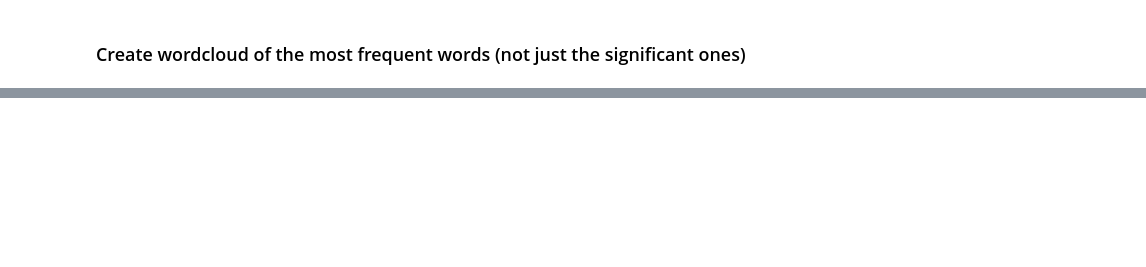
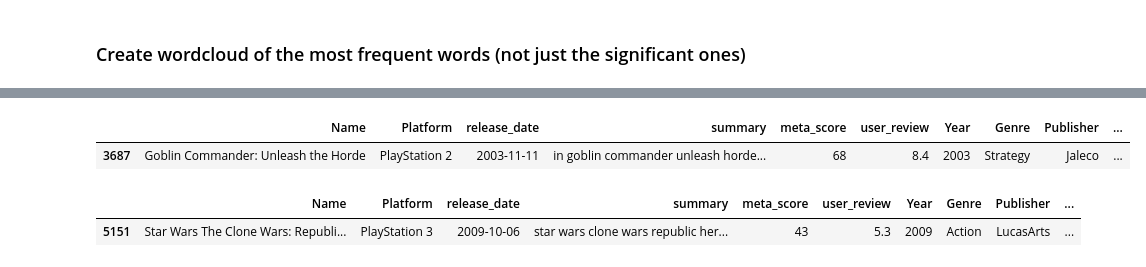
Before and after one commit to grainneroneill/video_game_analysis, a Jupyter notebook: Analyses.ipynb, the cells around one changed output, grey strips where cells are left out. Cells and saved outputs as stored; diff of their text form; code cells hidden in the pictures; blank space fills up the shorter version.

```diff
--- a/Analyses.ipynb
+++ b/Analyses.ipynb
@@ -174,0 +251,12 @@ plt.show()
+# %%
+# Worst score
+df[(df["Name"]=="Goblin Commander: Unleash the Horde") & (df["Platform"]=="PlayStation 2")]
+# %% [output]
+|  | Name | Platform | release_date | summary | meta_score | user_review | Year | Genre | Publisher | ... |
+| 3687 | Goblin Commander: Unleash the Horde | PlayStation 2 | 2003-11-11 | in goblin commander unleash horde... | 68 | 8.4 | 2003 | Strategy | Jaleco | ... |
+# %%
+# Best score
+df[(df["Name"]=="Star Wars The Clone Wars: Republic Heroes") & (df["Platform"]=="PlayStation 3")]
+# %% [output]
+|  | Name | Platform | release_date | summary | meta_score | user_review | Year | Genre | Publisher | ... |
+| 5151 | Star Wars The Clone Wars: Republi... | PlayStation 3 | 2009-10-06 | star wars clone wars republic her... | 43 | 5.3 | 2009 | Action | LucasArts | ... |
```
Also changed, not shown: parts of 22 cells of this notebook.
